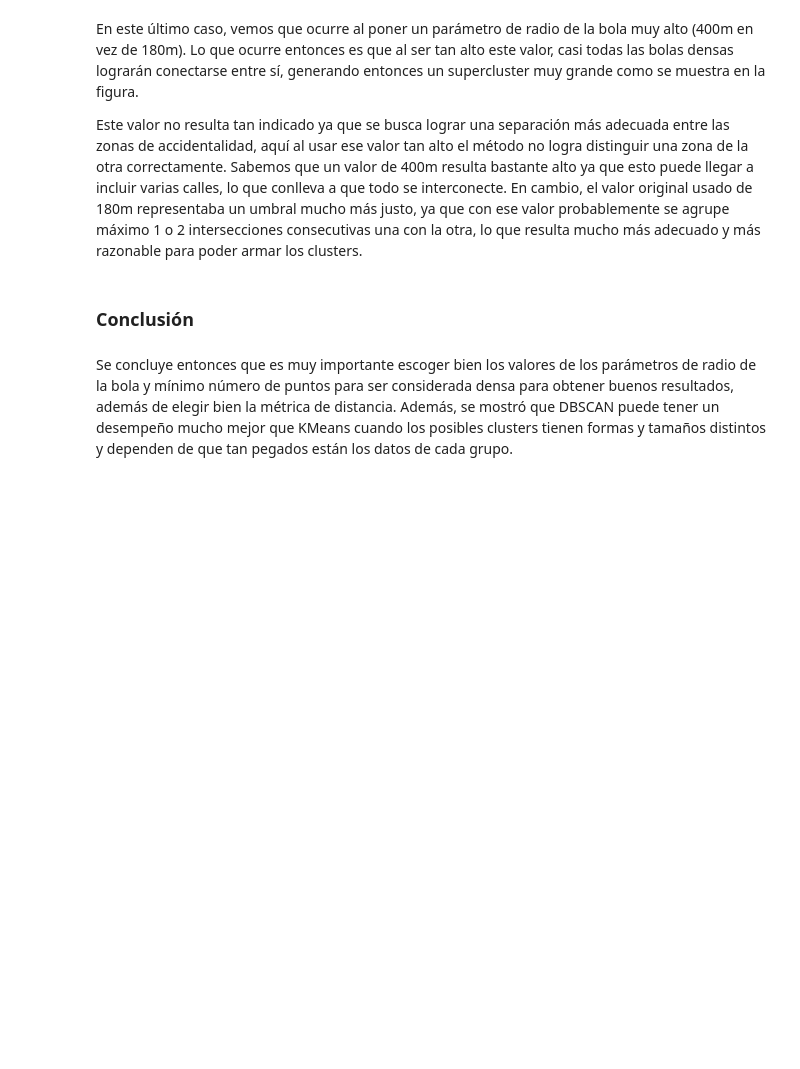
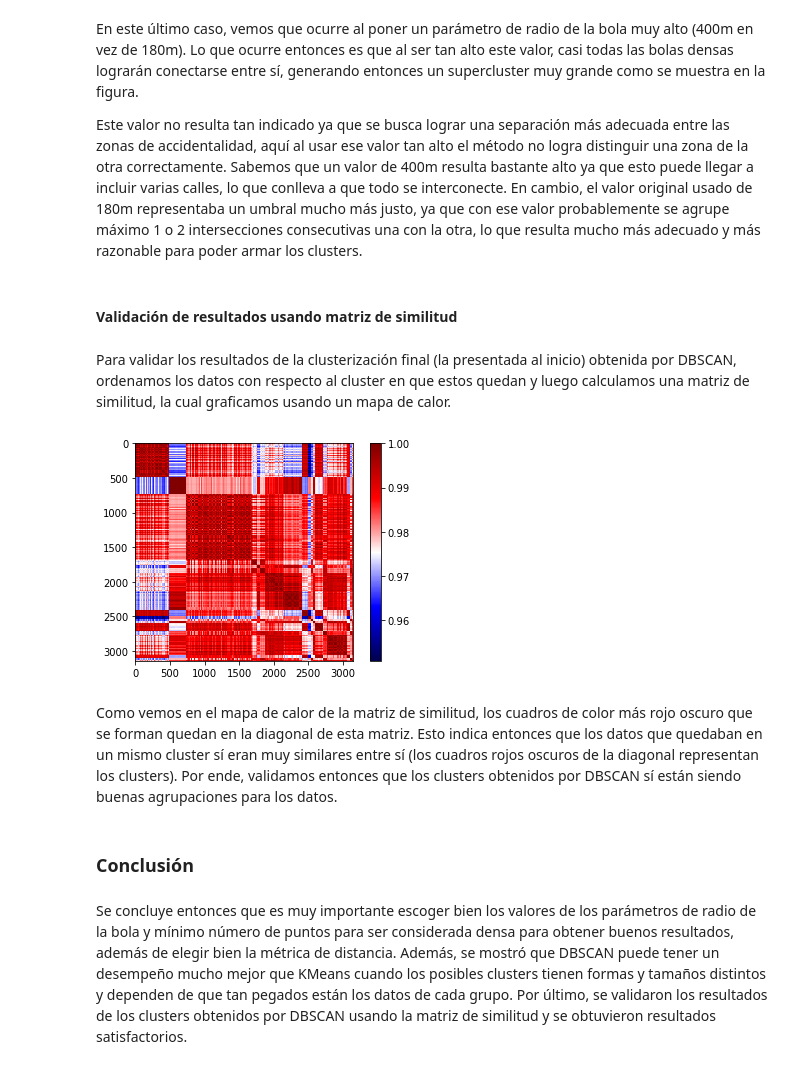
Before and after one commit to psaldar/Aprendizaje-Automatico-Nicolas-Pablo, a Jupyter notebook: tarea_4/Solucion_Tarea4.ipynb, the cells around one changed output. Saved outputs shown, nothing was run; the diff lists cells and outputs as text; code cells hidden in the pictures; blank space fills up the shorter version.

```diff
--- a/tarea_4/Solucion_Tarea4.ipynb
+++ b/tarea_4/Solucion_Tarea4.ipynb
@@ -402,7 +402,44 @@ IFrame(src='pruebas/map_highrad.html', width=700, height=600)
 En este último caso, vemos que ocurre al poner un parámetro de radio de la bola muy alto (400m en vez de 180m). Lo que ocurre entonces es que al ser tan alto este valor, casi todas las bolas densas lograrán conectarse entre sí, generando entonces un supercluster muy grande como se muestra en la figura.
 
 Este valor no resulta tan indicado ya que se busca lograr una separación más adecuada entre las zonas de accidentalidad, aquí al usar ese valor tan alto el método no logra distinguir una zona de la otra correctamente. Sabemos que un valor de 400m resulta bastante alto ya que esto puede llegar a incluir varias calles, lo que conlleva a que todo se interconecte. En cambio, el valor original usado de 180m representaba un umbral mucho más justo, ya que con ese valor probablemente se agrupe máximo 1 o 2 intersecciones consecutivas una con la otra, lo que resulta mucho más adecuado y más razonable para poder armar los clusters.
+# %% [markdown]
+#### Validación de resultados usando matriz de similitud
+# %% [markdown]
+Para validar los resultados de la clusterización final (la presentada al inicio) obtenida por DBSCAN, ordenamos los datos con respecto al cluster en que estos quedan y luego calculamos una matriz de similitud, la cual graficamos usando un mapa de calor.
+# %%
+### Ordenar datos segun clusters asignados
+lats_t = np.array([])
+long_t = np.array([])
+for i in range(max(etiqs)+1):
+    latitude_list = np.array(lat)[np.where(np.array(etiqs)==i)]
+    longitude_list = np.array(lon)[np.where(np.array(etiqs)==i)]
+    lats_t = np.concatenate((lats_t, latitude_list), axis=0)
+    long_t = np.concatenate((long_t, longitude_list), axis=0)
+
+### Juntar latitud y longitud en un dataframe
+fulldat = pd.DataFrame()
+fulldat['lat'] = lats_t
+fulldat['lon'] = long_t
+
+## Obtener matriz de distancias
+from scipy.spatial.distance import pdist, squareform
+distm = pd.DataFrame(squareform(pdist(fulldat),'cityblock'))
+
+### Cambiarla por matriz de similitudes
+simil_m = 1 - distm.values
+
+### Pintar mapa de calor
+import matplotlib.pyplot as plt
+def heatmap2d(arr: np.ndarray):
+    plt.imshow(arr, cmap='seismic')
+    plt.colorbar()
+    plt.show()
+heatmap2d(simil_m)
+# %% [output]
+[figure, added]
+# %% [markdown]
+Como vemos en el mapa de calor de la matriz de similitud, los cuadros de color más rojo oscuro que se forman quedan en la diagonal de esta matriz. Esto indica entonces que los datos que quedaban en un mismo cluster sí eran muy similares entre sí (los cuadros rojos oscuros de la diagonal representan los clusters). Por ende, validamos entonces que los clusters obtenidos por DBSCAN sí están siendo buenas agrupaciones para los datos.
 # %% [markdown]
 ### Conclusión
 # %% [markdown]
-Se concluye entonces que es muy importante escoger bien los valores de los parámetros de radio de la bola y mínimo número de puntos para ser considerada densa para obtener buenos resultados, además de elegir bien la métrica de distancia. Además, se mostró que DBSCAN puede tener un desempeño mucho mejor que KMeans cuando los posibles clusters tienen formas y tamaños distintos y dependen de que tan pegados están los datos de cada grupo.
+Se concluye entonces que es muy importante escoger bien los valores de los parámetros de radio de la bola y mínimo número de puntos para ser considerada densa para obtener buenos resultados, además de elegir bien la métrica de distancia. Además, se mostró que DBSCAN puede tener un desempeño mucho mejor que KMeans cuando los posibles clusters tienen formas y tamaños distintos y dependen de que tan pegados están los datos de cada grupo. Por último, se validaron los resultados de los clusters obtenidos por DBSCAN usando la matriz de similitud y se obtuvieron resultados satisfactorios.
```
Also changed, not shown: parts of 4 cells of this notebook, 2 other files.
